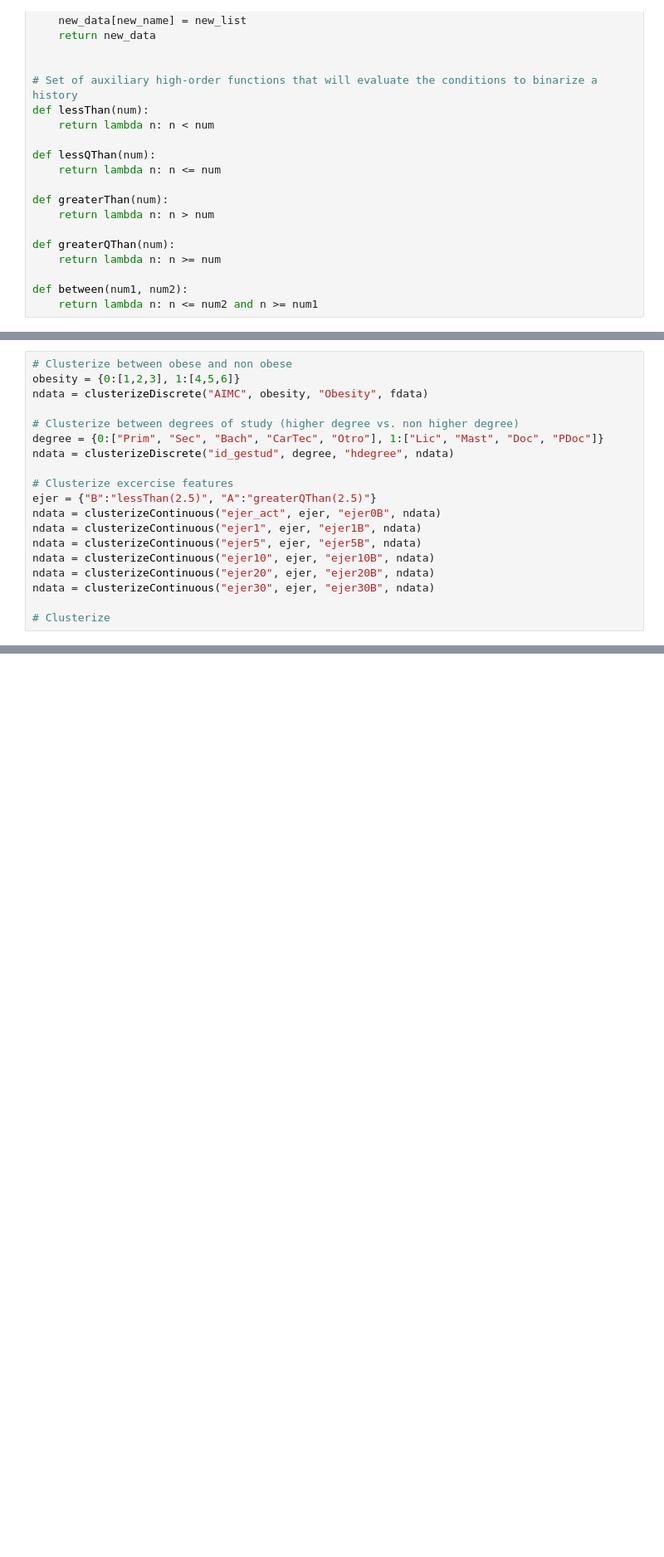
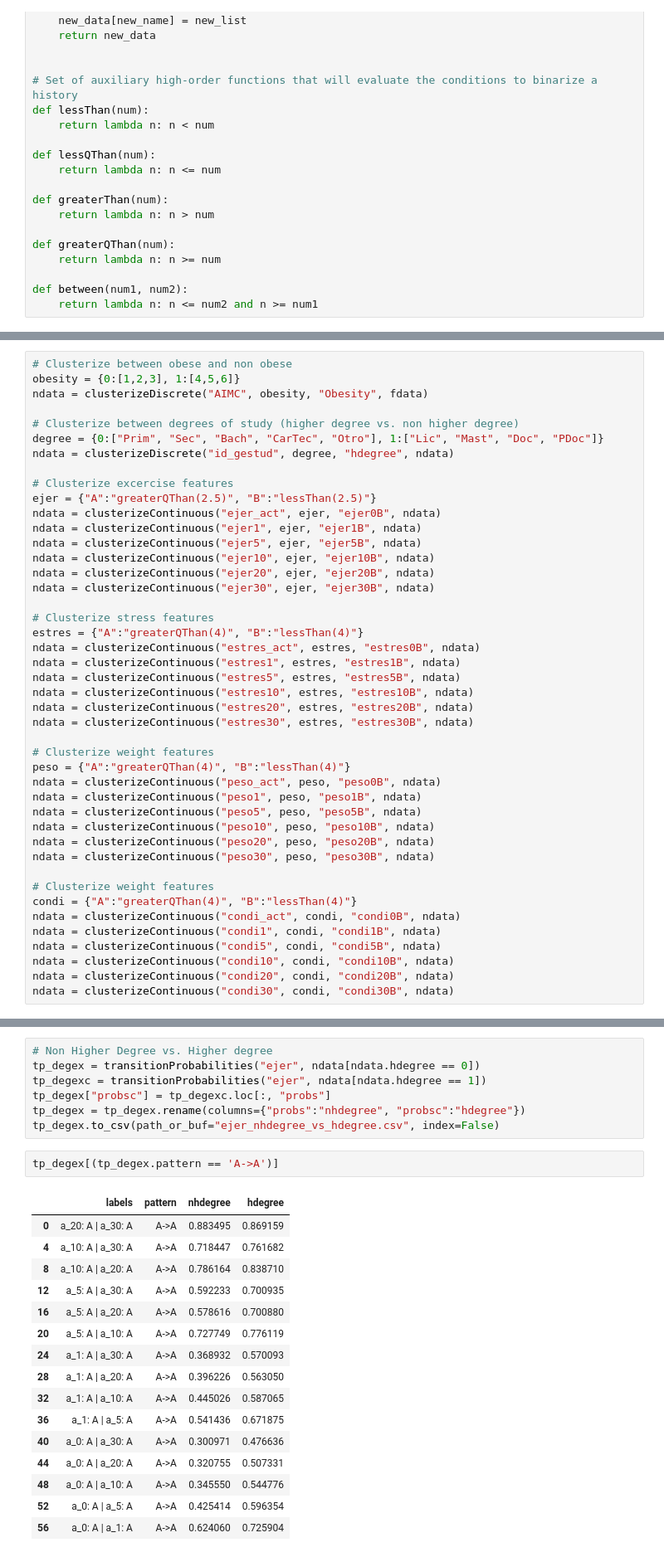
Before and after one commit to vicalbiter/histories, a Jupyter notebook: HistCreation - v1.1.ipynb, the cells around one changed output, grey strips where cells are left out. Shown at 83% size. Saved outputs shown, nothing was run; the diff lists cells and outputs as text; blank space fills up the shorter version.

```diff
--- a/HistCreation - v1.1.ipynb
+++ b/HistCreation - v1.1.ipynb
@@ -76,7 +168,7 @@ degree = {0:["Prim", "Sec", "Bach", "CarTec", "Otro"], 1:["Lic", "Mast", "Doc",
 ndata = clusterizeDiscrete("id_gestud", degree, "hdegree", ndata)
 
 # Clusterize excercise features
-ejer = {"B":"lessThan(2.5)", "A":"greaterQThan(2.5)"}
+ejer = {"A":"greaterQThan(2.5)", "B":"lessThan(2.5)"}
 ndata = clusterizeContinuous("ejer_act", ejer, "ejer0B", ndata)
 ndata = clusterizeContinuous("ejer1", ejer, "ejer1B", ndata)
 ndata = clusterizeContinuous("ejer5", ejer, "ejer5B", ndata)
@@ -84,4 +176,29 @@ ndata = clusterizeContinuous("ejer10", ejer, "ejer10B", ndata)
 ndata = clusterizeContinuous("ejer20", ejer, "ejer20B", ndata)
 ndata = clusterizeContinuous("ejer30", ejer, "ejer30B", ndata)
 
-# Clusterize
+# Clusterize stress features
+estres = {"A":"greaterQThan(4)", "B":"lessThan(4)"}
+ndata = clusterizeContinuous("estres_act", estres, "estres0B", ndata)
+ndata = clusterizeContinuous("estres1", estres, "estres1B", ndata)
+ndata = clusterizeContinuous("estres5", estres, "estres5B", ndata)
+ndata = clusterizeContinuous("estres10", estres, "estres10B", ndata)
+ndata = clusterizeContinuous("estres20", estres, "estres20B", ndata)
+ndata = clusterizeContinuous("estres30", estres, "estres30B", ndata)
+
+# Clusterize weight features
+peso = {"A":"greaterQThan(4)", "B":"lessThan(4)"}
+ndata = clusterizeContinuous("peso_act", peso, "peso0B", ndata)
+ndata = clusterizeContinuous("peso1", peso, "peso1B", ndata)
+ndata = clusterizeContinuous("peso5", peso, "peso5B", ndata)
+ndata = clusterizeContinuous("peso10", peso, "peso10B", ndata)
+ndata = clusterizeContinuous("peso20", peso, "peso20B", ndata)
+ndata = clusterizeContinuous("peso30", peso, "peso30B", ndata)
+
+# Clusterize weight features
+condi = {"A":"greaterQThan(4)", "B":"lessThan(4)"}
+ndata = clusterizeContinuous("condi_act", condi, "condi0B", ndata)
+ndata = clusterizeContinuous("condi1", condi, "condi1B", ndata)
+ndata = clusterizeContinuous("condi5", condi, "condi5B", ndata)
+ndata = clusterizeContinuous("condi10", condi, "condi10B", ndata)
+ndata = clusterizeContinuous("condi20", condi, "condi20B", ndata)
+ndata = clusterizeContinuous("condi30", condi, "condi30B", ndata)
@@ -151,0 +230,26 @@ def getEpsilon(feature, category, classFeature, classCategory, data):
+# %%
+# Non Higher Degree vs. Higher degree
+tp_degex = transitionProbabilities("ejer", ndata[ndata.hdegree == 0])
+tp_degexc = transitionProbabilities("ejer", ndata[ndata.hdegree == 1])
+tp_degex["probsc"] = tp_degexc.loc[:, "probs"]
+tp_degex = tp_degex.rename(columns={"probs":"nhdegree", "probsc":"hdegree"})
+tp_degex.to_csv(path_or_buf="ejer_nhdegree_vs_hdegree.csv", index=False)
+# %%
+tp_degex[(tp_degex.pattern == 'A->A')]
+# %% [output]
+|  | labels | pattern | nhdegree | hdegree |
+| 0 | a_20: A | a_30: A | A->A | 0.883495 | 0.869159 |
+| 4 | a_10: A | a_30: A | A->A | 0.718447 | 0.761682 |
+| 8 | a_10: A | a_20: A | A->A | 0.786164 | 0.838710 |
+| 12 | a_5: A | a_30: A | A->A | 0.592233 | 0.700935 |
+| 16 | a_5: A | a_20: A | A->A | 0.578616 | 0.700880 |
+| 20 | a_5: A | a_10: A | A->A | 0.727749 | 0.776119 |
+| 24 | a_1: A | a_30: A | A->A | 0.368932 | 0.570093 |
+| 28 | a_1: A | a_20: A | A->A | 0.396226 | 0.563050 |
+| 32 | a_1: A | a_10: A | A->A | 0.445026 | 0.587065 |
+| 36 | a_1: A | a_5: A | A->A | 0.541436 | 0.671875 |
+| 40 | a_0: A | a_30: A | A->A | 0.300971 | 0.476636 |
+| 44 | a_0: A | a_20: A | A->A | 0.320755 | 0.507331 |
+| 48 | a_0: A | a_10: A | A->A | 0.345550 | 0.544776 |
+| 52 | a_0: A | a_5: A | A->A | 0.425414 | 0.596354 |
+| 56 | a_0: A | a_1: A | A->A | 0.624060 | 0.725904 |
```
Also changed, not shown: parts of 34 cells of this notebook, 14 other files.
